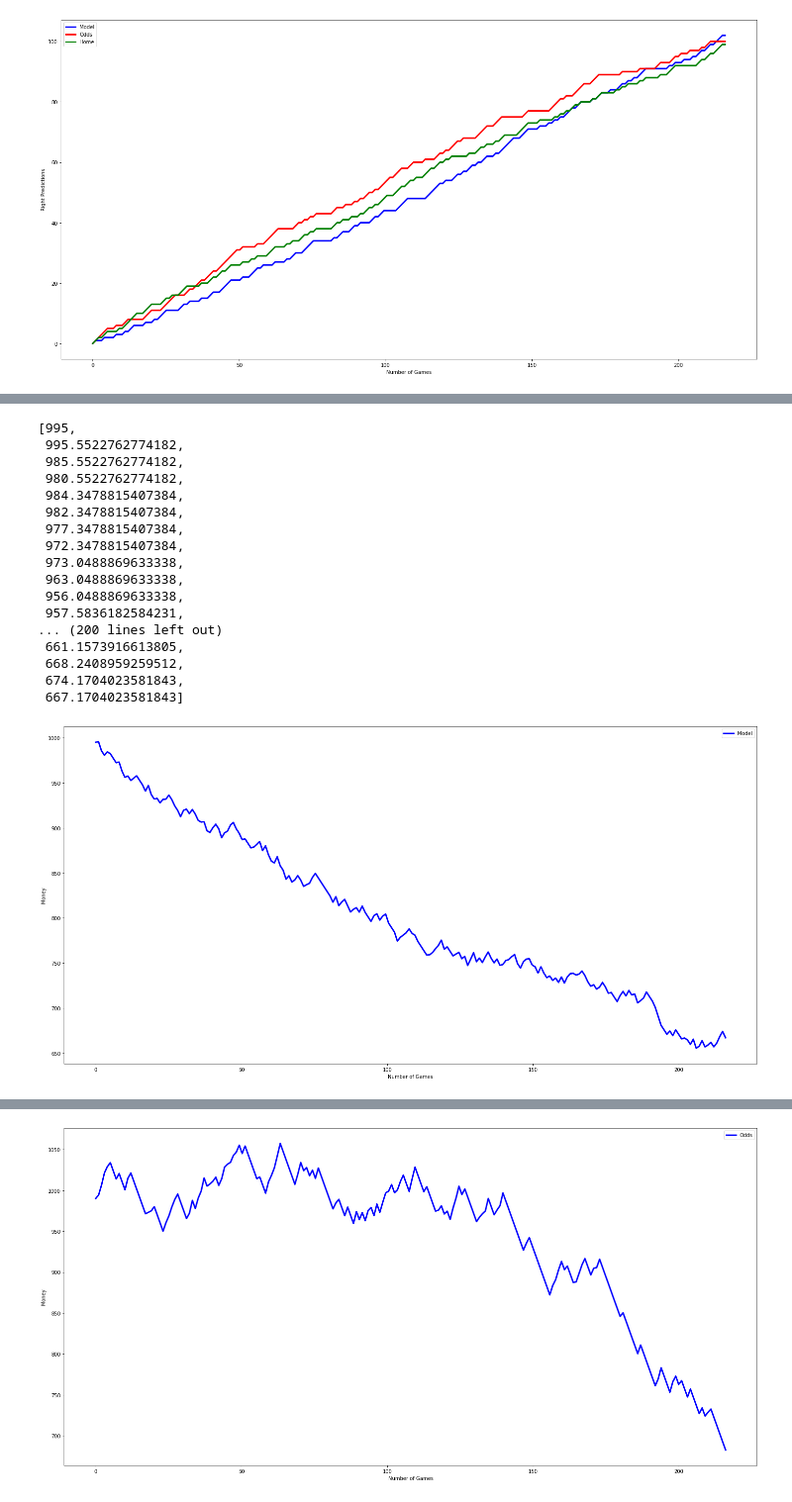
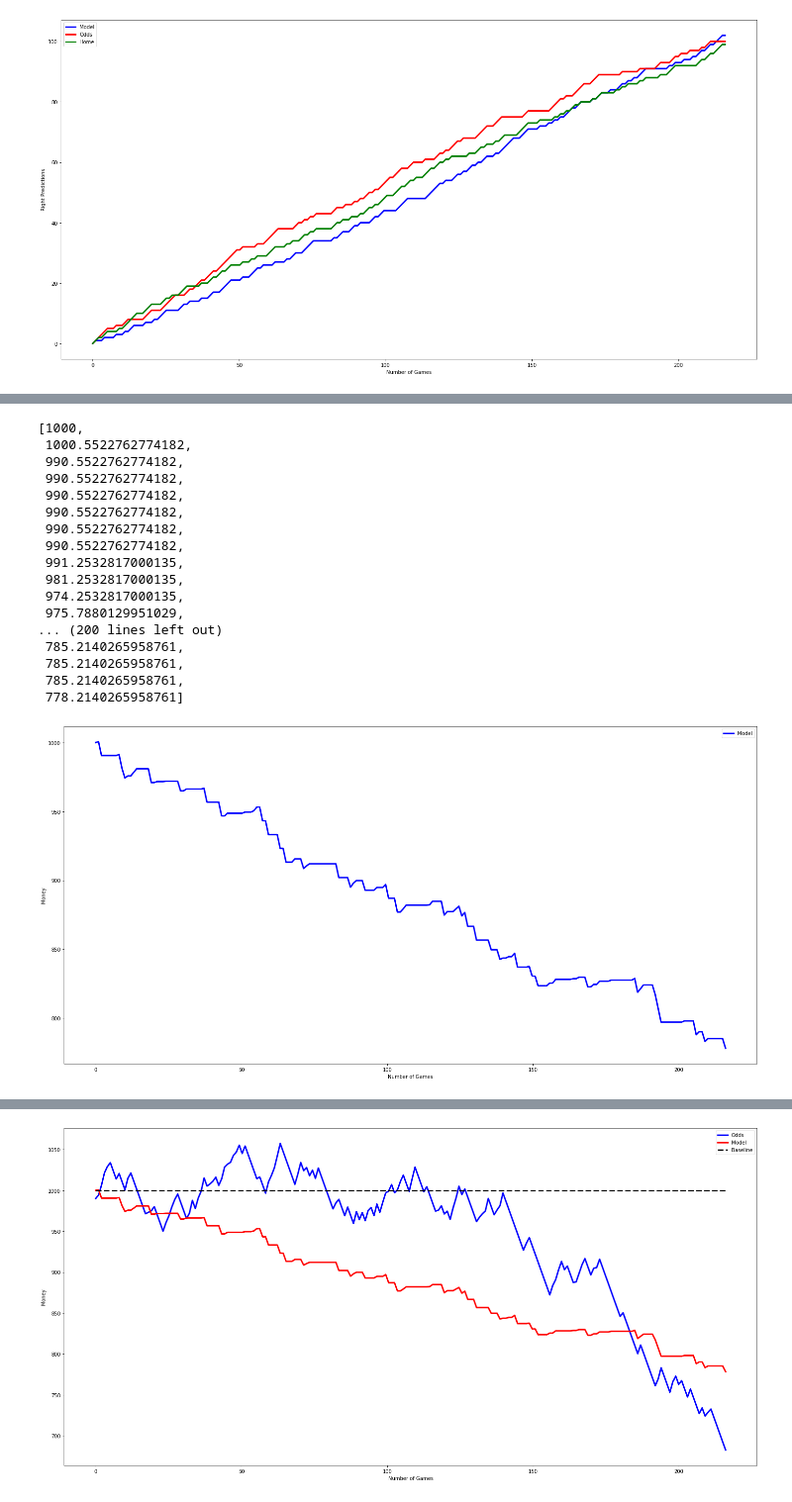
Before and after one commit to Max280201/Data-Exploration-Project, a Jupyter notebook: evaluate_model_odd_predictions.ipynb, the cells around one changed output, grey strips where cells are left out. Shown at 99% size. Saved outputs shown, nothing was run; the diff lists cells and outputs as text; code cells hidden in the pictures.

```diff
--- a/evaluate_model_odd_predictions.ipynb
+++ b/evaluate_model_odd_predictions.ipynb
@@ -199,14 +199,16 @@ def betting_with_the_model(data_evaluation):
     bank_model_list = []
     while z < len(data_evaluation):
         if data_evaluation['Model_Prediction_Probability'][z]*100 <= 40:
-            model_bank = model_bank - 2
+            model_bank = model_bank
             if data_evaluation['predictedResults'][z] == data_evaluation['FTR'][z]:
-                model_bank = model_bank + 2 * data_evaluation['Model_Odds'][z]
-        elif data_evaluation['Model_Prediction_Probability'][z] * 100 <= 60:
-            model_bank = model_bank - 5
+                model_bank = model_bank
+                # model_bank = model_bank + 2 * data_evaluation['Model_Odds'][z]
+        elif data_evaluation['Model_Prediction_Probability'][z] * 100 <= 70:
+            model_bank = model_bank
             if data_evaluation['predictedResults'][z] == data_evaluation[
                     'FTR'][z]:
-                model_bank = model_bank + 5 * data_evaluation['Model_Odds'][z]
+                model_bank = model_bank
+                # model_bank = model_bank + 5 * data_evaluation['Model_Odds'][z]
         elif data_evaluation['Model_Prediction_Probability'][z] * 100 <= 80:
             model_bank = model_bank - 7
             if data_evaluation['predictedResults'][z] == data_evaluation[
@@ -227,23 +229,23 @@ def betting_with_the_model(data_evaluation):
 bank_model_list = betting_with_the_model(data_evaluation)
 bank_model_list
 # %% [output]
-[995,
- 995.5522762774182,
- 985.5522762774182,
- 980.5522762774182,
- 984.3478815407384,
- 982.3478815407384,
- 977.3478815407384,
- 972.3478815407384,
- 973.0488869633338,
- 963.0488869633338,
- 956.0488869633338,
- 957.5836182584231,
+[1000,
+ 1000.5522762774182,
+ 990.5522762774182,
+ 990.5522762774182,
+ 990.5522762774182,
+ 990.5522762774182,
+ 990.5522762774182,
+ 990.5522762774182,
+ 991.2532817000135,
+ 981.2532817000135,
+ 974.2532817000135,
+ 975.7880129951029,
 ... (200 lines left out)
- 661.1573916613805,
- 668.2408959259512,
- 674.1704023581843,
- 667.1704023581843]
+ 785.2140265958761,
+ 785.2140265958761,
+ 785.2140265958761,
+ 778.2140265958761]
 # %%
 x = np.linspace(0, 216, 216)
 y1 = bank_model_list
@@ -257,22 +259,24 @@ plt.ylabel("Money")
 plt.legend()
 plt.show()
 # %% [output]
-[figure, old version]
+[figure, new version]
 # %%
 def betting_with_the_odds(data_evaluation):
     z, odds_bank = 0, 1000
     bank_odds_list = []
     while z < len(data_evaluation):
         if data_evaluation['Betting_Prediction_Probability'][z] * 100 <= 40:
-            odds_bank = odds_bank - 2
+            odds_bank = odds_bank
             if data_evaluation['Betting_Prediction'][z] == data_evaluation[
                     'FTR'][z]:
-                odds_bank = odds_bank + 2 * data_evaluation['Betting_Odds'][z]
-        elif data_evaluation['Betting_Prediction_Probability'][z] * 100 <= 60:
-            odds_bank = odds_bank - 5
+                odds_bank = odds_bank
+                # odds_bank = odds_bank + 2 * data_evaluation['Betting_Odds'][z]
+        elif data_evaluation['Betting_Prediction_Probability'][z] * 100 <= 70:
+            odds_bank = odds_bank
             if data_evaluation['Betting_Prediction'][z] == data_evaluation[
                     'FTR'][z]:
-                odds_bank = odds_bank + 5 * data_evaluation['Betting_Odds'][z]
+                odds_bank = odds_bank
+                # odds_bank = odds_bank + 5 * data_evaluation['Betting_Odds'][z]
         elif data_evaluation['Betting_Prediction_Probability'][z] * 100 <= 80:
             odds_bank = odds_bank - 7
             if data_evaluation['Betting_Prediction'][z] == data_evaluation[
@@ -312,15 +316,19 @@ bank_odds_list
  682.4470773491071]
 # %%
 x = np.linspace(0, 216, 216)
+y = np.linspace(1000, 1000, 216)
 y1 = bank_odds_list
+y2 = bank_model_list
 
 plt.figure(num=3, figsize=(25, 12.5))
 plt.plot(x, y1, color='blue', linewidth=3.0, label='Odds')
+plt.plot(x, y2, color='red', linewidth=3.0, label='Model')
+plt.plot(x, y, color='black', linewidth=3.0, label='Baseline', linestyle='--')
 
 plt.xlabel("Number of Games")
 plt.ylabel("Money")
 
 plt.legend()
 plt.show()
 # %% [output]
-[figure, old version]
+[figure, new version]
```
